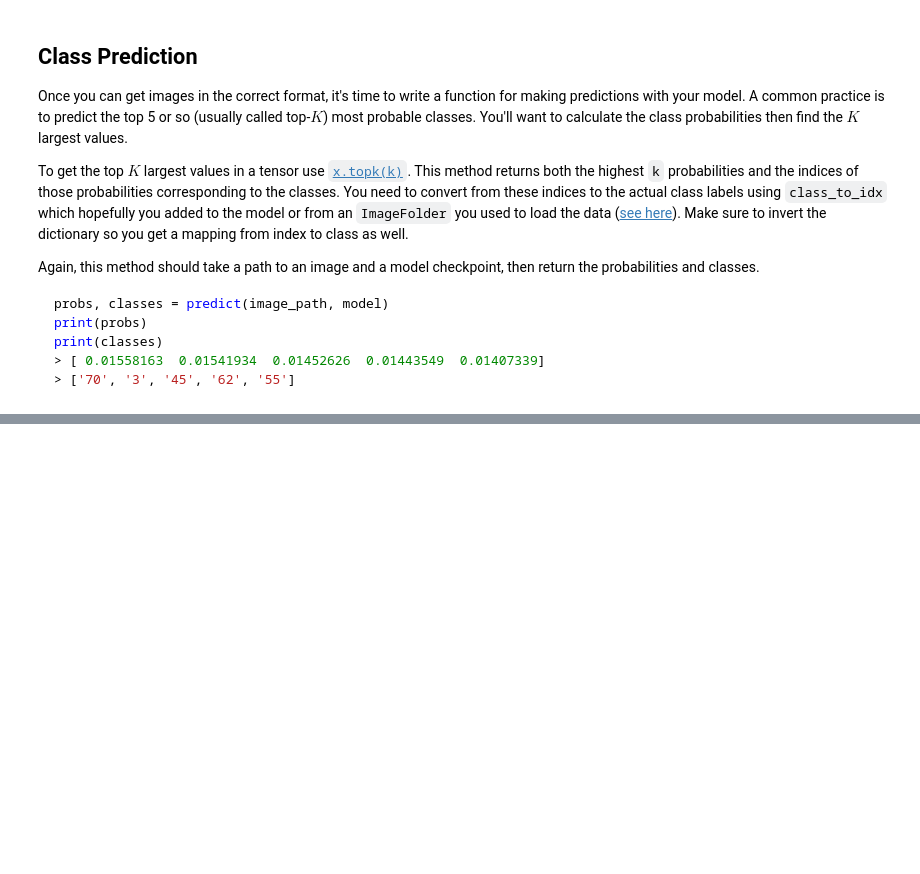
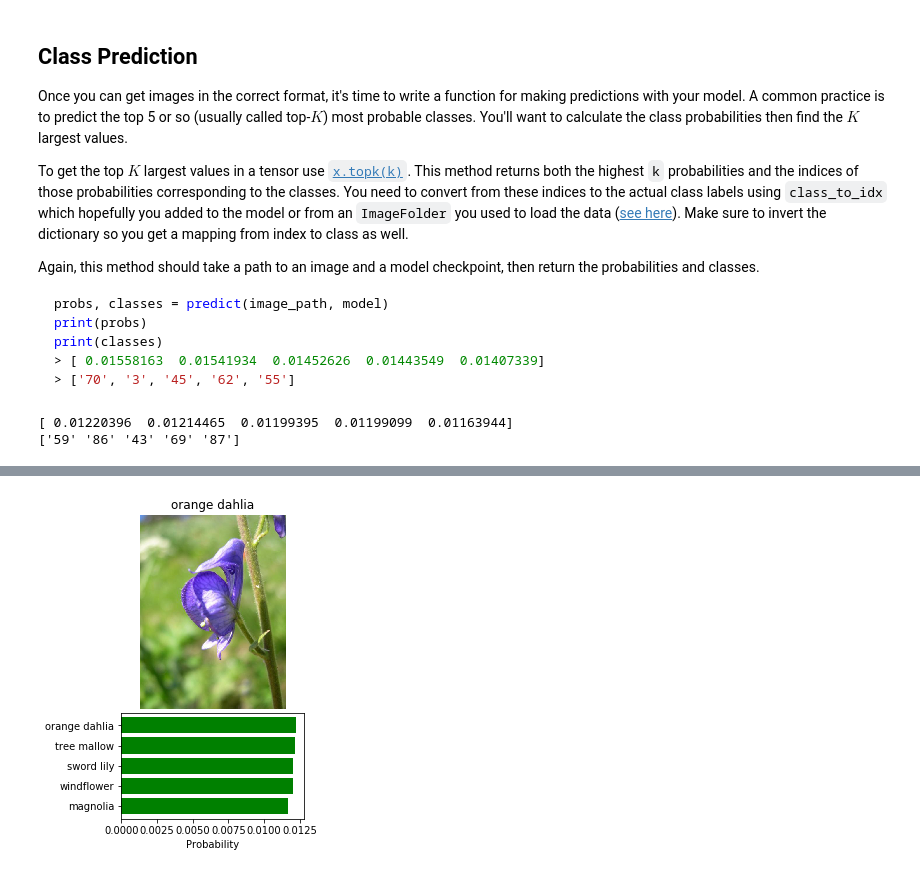
Before and after one commit to cuong-mai/image-classifier-deep-learning, a Jupyter notebook: Image Classifier Project.ipynb, the cells around one changed output, grey strips where cells are left out. Drawn from its saved outputs; the diff is of its cells as text; code cells hidden in the pictures; blank space fills up the shorter version.

Commit message:
Implement predict() and check_sanity() functions

```diff
--- a/Image Classifier Project.ipynb
+++ b/Image Classifier Project.ipynb
@@ -575,3 +614,19 @@ def predict(image_path, model, topk=5):
+# %%
+
+
+
+
+
+temp_class_to_idx = {'1': 0, '10': 1, '100': 2, '101': 3, '102': 4, '11': 5, '12': 6, '13': 7, '14': 8, '15': 9, '16': 10, '17': 11, '18': 12, '19': 13, '2': 14, '20': 15, '21': 16, '22': 17, '23': 18, '24': 19, '25': 20, '26': 21, '27': 22, '28': 23, '29': 24, '3': 25, '30': 26, '31': 27, '32': 28, '33': 29, '34': 30, '35': 31, '36': 32, '37': 33, '38': 34, '39': 35, '4': 36, '40': 37, '41': 38, '42': 39, '43': 40, '44': 41, '45': 42, '46': 43, '47': 44, '48': 45, '49': 46, '5': 47, '50': 48, '51': 49, '52': 50, '53': 51, '54': 52, '55': 53, '56': 54, '57': 55, '58': 56, '59': 57, '6': 58, '60': 59, '61': 60, '62': 61, '63': 62, '64': 63, '65': 64, '66': 65, '67': 66, '68': 67, '69': 68, '7': 69, '70': 70, '71': 71, '72': 72, '73': 73, '74': 74, '75': 75, '76': 76, '77': 77, '78': 78, '79': 79, '8': 80, '80': 81, '81': 82, '82': 83, '83': 84, '84': 85, '85': 86, '86': 87, '87': 88, '88': 89, '89': 90, '9': 91, '90': 92, '91': 93, '92': 94, '93': 95, '94': 96, '95': 97, '96': 98, '97': 99, '98': 100, '99': 101}
+
+model.class_to_idx = temp_class_to_idx
+# %%
+top_ps, top_classes = predict(image_file, model, 'cpu', topk=5)
+print(top_ps)
+print(top_classes)
+# %% [output]
+[ 0.01220396  0.01214465  0.01199395  0.01199099  0.01163944]
+['59' '86' '43' '69' '87']
 # %% [markdown]
 ## Sanity Checking
 
@@ -582,3 +637,37 @@ Now that you can use a trained model for predictions, check to make sure it make
 You can convert from the class integer encoding to actual flower names with the `cat_to_name.json` file (should have been loaded earlier in the notebook). To show a PyTorch tensor as an image, use the `imshow` function defined above.
 # %%
 # TODO: Display an image along with the top 5 classes
+# %%
+def check_sanity(image_file, model, device):
+
+    top_ps, top_classes = predict(image_file, model, device, topk=5)
+
+    top_index = np.argmax(top_ps)
+    top_label = top_classes[top_index]
+    top_name = cat_to_name[top_label]
+
+    fig = plt.figure(figsize=(6,6))
+    ax1 = plt.subplot2grid((15,9), (0,0), colspan=9, rowspan=9)
+    ax2 = plt.subplot2grid((15,9), (9,2), colspan=5, rowspan=5)
+
+    image = Image.open(image_file)
+    ax1.axis('off')
+    ax1.set_title(top_name)
+    ax1.imshow(image)
+
+    labels = []
+    for cl in top_classes:
+        labels.append(cat_to_name[cl])
+
+    y_pos = np.arange(5)
+    ax2.set_yticks(y_pos)
+    ax2.set_yticklabels(labels)
+    ax2.set_xlabel('Probability')
+    ax2.invert_yaxis()
+    ax2.barh(y_pos, top_ps, xerr=0, align='center', color='green')
+
+    plt.show()
+# %%
+check_sanity(image_file, model, device)
+# %% [output]
+[figure, added]
```
Also changed, not shown: parts of 24 cells of this notebook, 1 other file.
